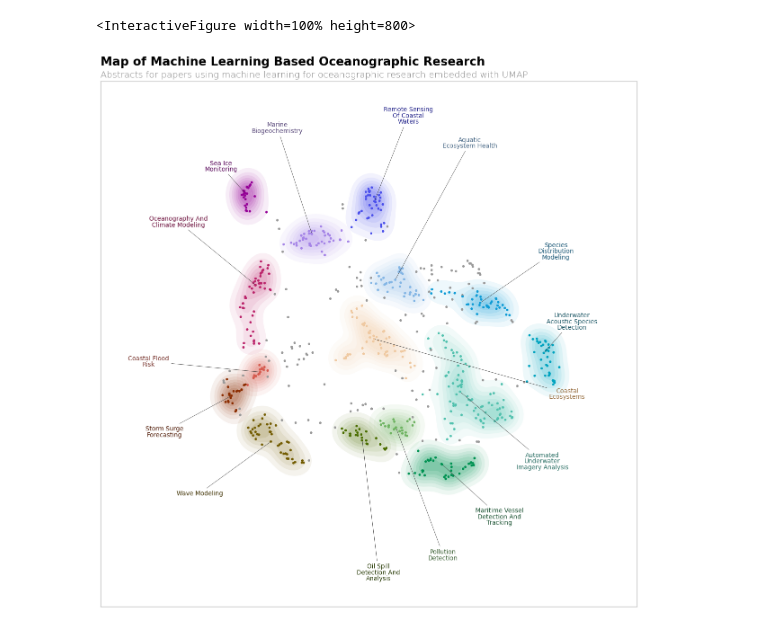
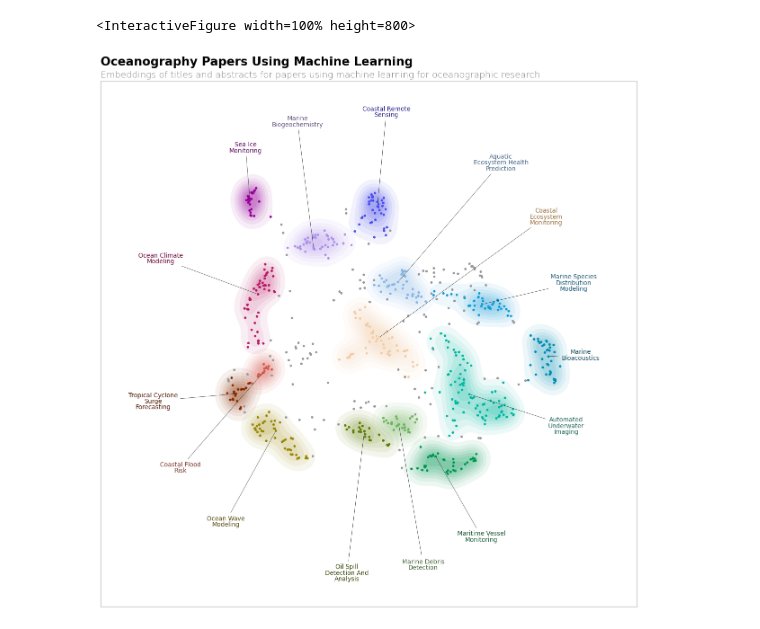
Before and after one commit to tayden/bb-ai-oceanography, a Jupyter notebook: TopicClusteringViz.ipynb, the cells around one changed output. Saved outputs shown, nothing was run; the diff lists cells and outputs as text; code cells hidden in the pictures.

Commit message:
Slight tweak to LLM prompt

```diff
--- a/TopicClusteringViz.ipynb
+++ b/TopicClusteringViz.ipynb
@@ -464,12 +464,12 @@ import anthropic
 client = anthropic.Anthropic()
 
 # Duplicate Llama api for calling
-def llm(prompt, max_tokens=24, temperature=0.75):
+def llm(prompt, max_tokens=16, temperature=0.8):
     message = client.messages.create(
         model="claude-3-opus-20240229",
         max_tokens=max_tokens,
         temperature=temperature,
-        system="Give terse category names for the questions asked. Do not provide explanations for your responses.",
+        system="Give terse category names for the questions asked. Do not provide explanations for your responses. Make sure each topic name is sufficiently distinct from other topic groups.",
         messages=[
             {
                 "role": "user",
@@ -780,7 +801,7 @@ And now we just go through the layers and fix up topic names; generating the top
 layer_clusters = [np.full(data_map.shape[0], "Unlabelled", dtype=object) for i in range(len(all_layer_topics))]
 unique_names = set([])
 
-for n in trange(len(all_layer_topics) - 1, -1, -1):
+for n in range(len(all_layer_topics) - 1, -1, -1):
     print(f"Working on layer {n}")
     for i, (name, indices) in enumerate(zip(all_layer_topics[n], pointset_layers[n])):
         if i % 100 == 0:
@@ -866,16 +886,16 @@ plot.save("index.html")
 # %%
 # Static visualization
 fig, ax = datamapplot.create_plot(
     data_map,
     layer_clusters[0],
-    title="Map of Machine Learning Based Oceanographic Research",
-    sub_title="Abstracts for papers using machine learning for oceanographic research embedded with UMAP",
+    title="Oceanography Papers Using Machine Learning",
+    sub_title="Embeddings of titles and abstracts for papers using machine learning for oceanographic research",
     darkmode=False,
     use_medoids=True,
     # label_font_size=11,
     # label_wrap_width=10,
 )
 # %% [output]
-[figure, old version]
+[figure, new version]
 # %%
 fig.savefig("oceanography-ml-landscape.png", bbox_inches="tight")
```
Also changed, not shown: parts of 14 cells of this notebook, 2 other files.
